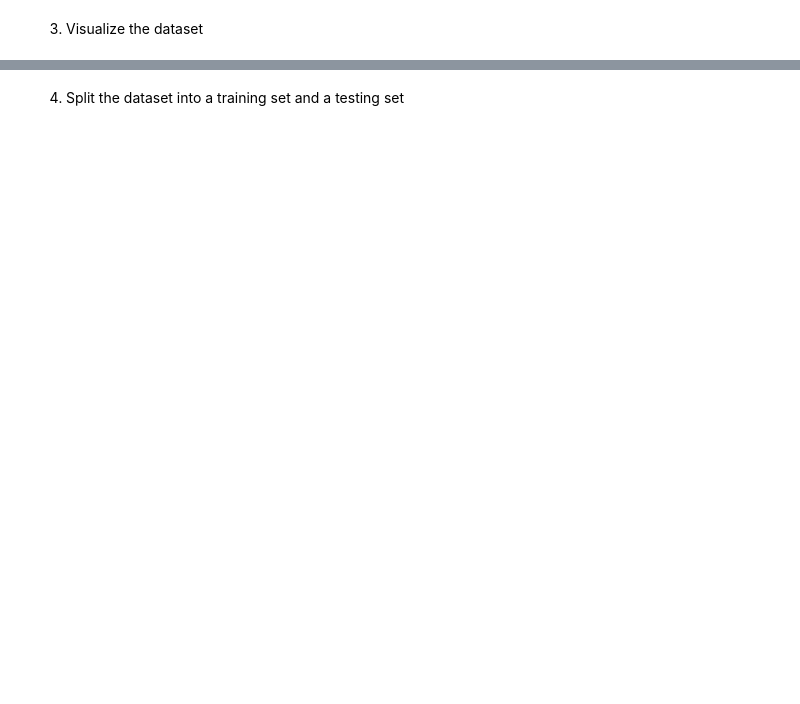
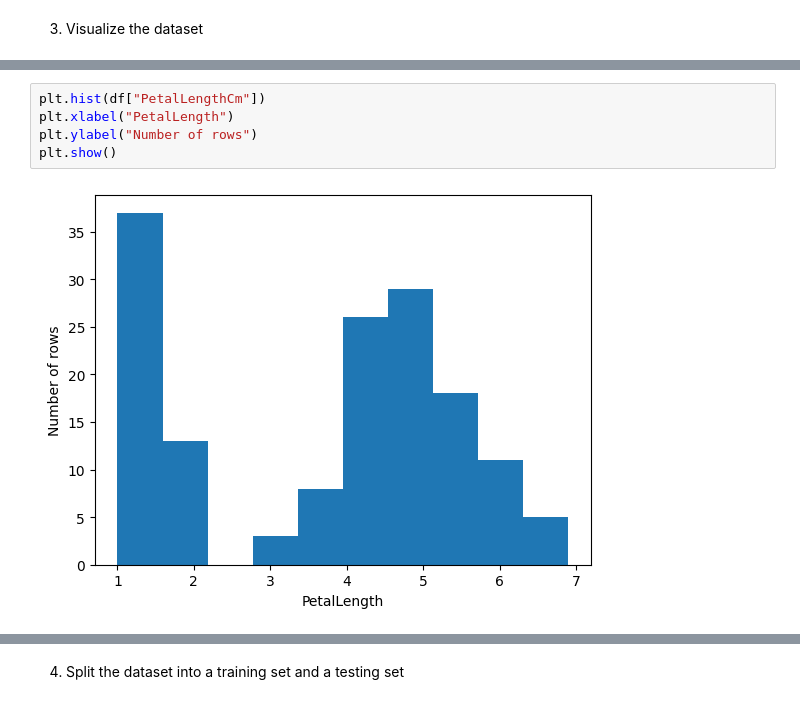
Before and after one commit to moridin04/CCMACLRL_EXERCISES_COM221ML, a Jupyter notebook: Exercise2.ipynb, the cells around one changed output, grey strips where cells are left out. Saved outputs shown, nothing was run; the diff lists cells and outputs as text; blank space fills up the shorter version.

```diff
--- a/Exercise2.ipynb
+++ b/Exercise2.ipynb
@@ -24,0 +86,7 @@ from sklearn.model_selection import train_test_split
+# %%
+plt.hist(df["PetalLengthCm"])
+plt.xlabel("PetalLength")
+plt.ylabel("Number of rows")
+plt.show()
+# %% [output]
+[figure, added]
```
Also changed, not shown: parts of 25 cells of this notebook.
